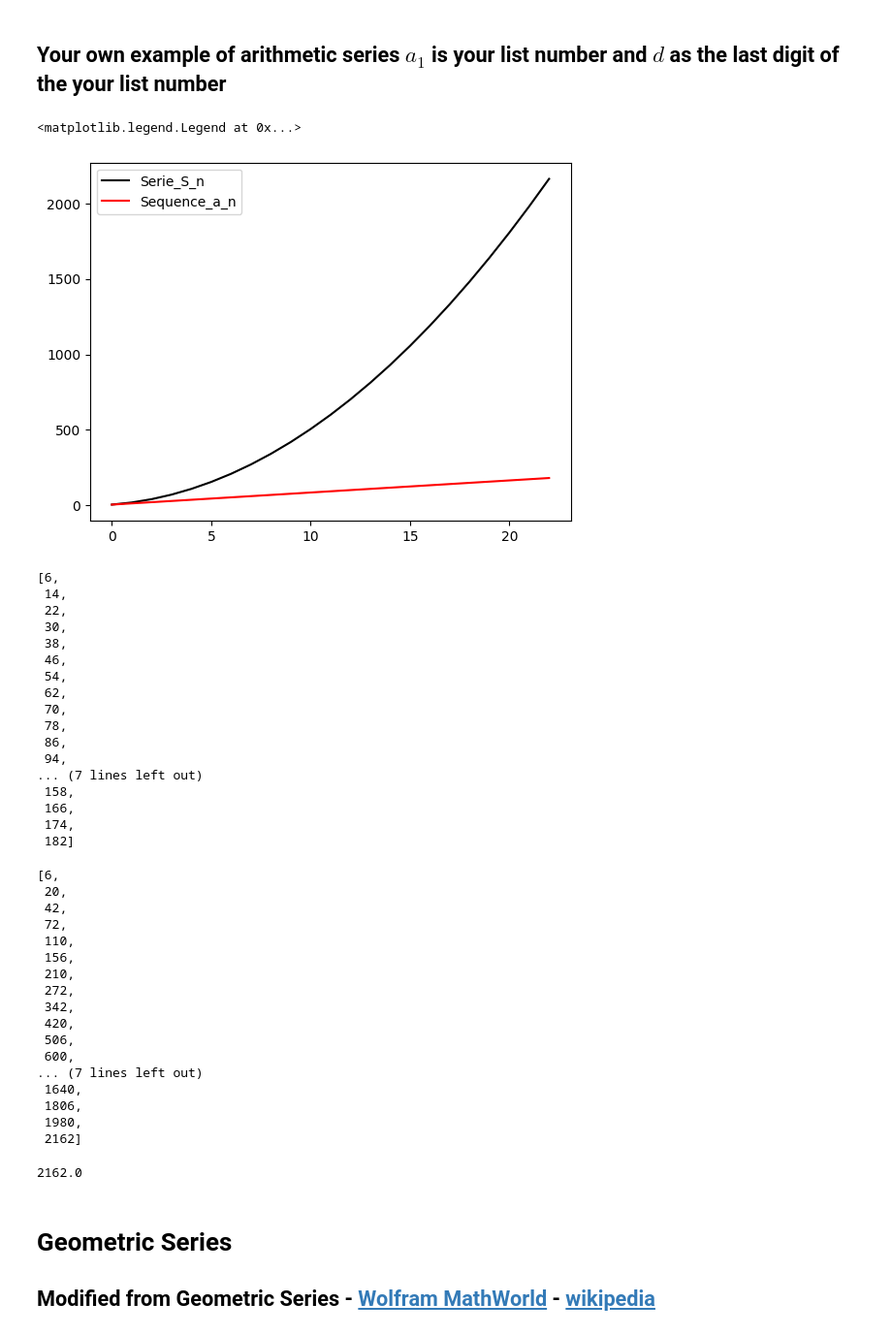
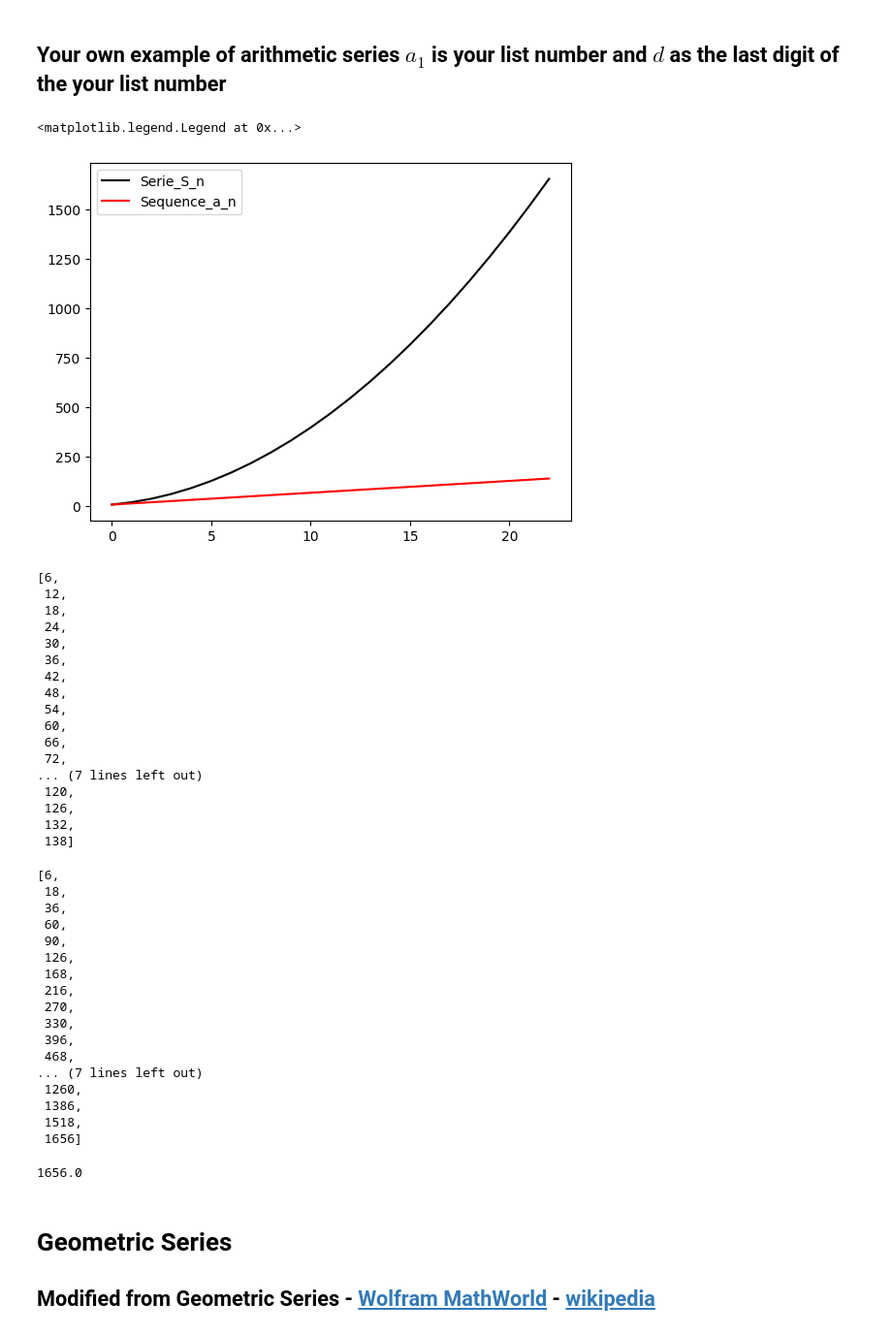
Before and after one commit to Renedeth/MetNumUN2024II, a Jupyter notebook: Lab3/rbarreroArithmeticSeriesGeometricSeriesPowerSums.ipynb, the cells around one changed output. Shown: that part at 97% size. Cells and saved outputs as stored; diff of their text form; code cells hidden in the pictures.

```diff
--- a/Lab3/rbarreroArithmeticSeriesGeometricSeriesPowerSums.ipynb
+++ b/Lab3/rbarreroArithmeticSeriesGeometricSeriesPowerSums.ipynb
@@ -223,70 +223,70 @@ plt.legend()
 # %%
 
 import matplotlib.pyplot as plt
 
 n = 23
 a = 6
-d = 8
+d = 6
 S_n = 0
 Serie_S_n=[]
 Sequence_a_n =[]
 
 for i in range(1, n+1):  # range(n+1) goes form 1 to n
   a_n = a + d * (i-1)
   S_n = S_n + a_n
   Serie_S_n.append(S_n)
   Sequence_a_n.append(a_n)
 
 plt.plot(Serie_S_n, color='black',label='Serie_S_n')
 plt.plot(Sequence_a_n, color='red',label='Sequence_a_n')
 plt.legend()
 # %% [output]
 <matplotlib.legend.Legend at 0x...>
-[figure, old version]
+[figure, new version]
 # %%
 Sequence_a_n
 # %% [output]
 [6,
- 14,
- 22,
+ 12,
+ 18,
+ 24,
  30,
- 38,
- 46,
+ 36,
+ 42,
+ 48,
  54,
- 62,
- 70,
- 78,
- 86,
- 94,
+ 60,
+ 66,
+ 72,
 ... (7 lines left out)
- 158,
- 166,
- 174,
- 182]
+ 120,
+ 126,
+ 132,
+ 138]
 # %%
 Serie_S_n
 # %% [output]
 [6,
- 20,
- 42,
- 72,
- 110,
- 156,
- 210,
- 272,
- 342,
- 420,
- 506,
- 600,
+ 18,
+ 36,
+ 60,
+ 90,
+ 126,
+ 168,
+ 216,
+ 270,
+ 330,
+ 396,
+ 468,
 ... (7 lines left out)
- 1640,
- 1806,
- 1980,
- 2162]
+ 1260,
+ 1386,
+ 1518,
+ 1656]
 # %%
 n*(2*a +d*(n-1))/2
 # %% [output]
-2162.0
+1656.0
 # %% [markdown]
 # Geometric Series
 
```
Also changed, not shown: parts of 4 cells of this notebook.
